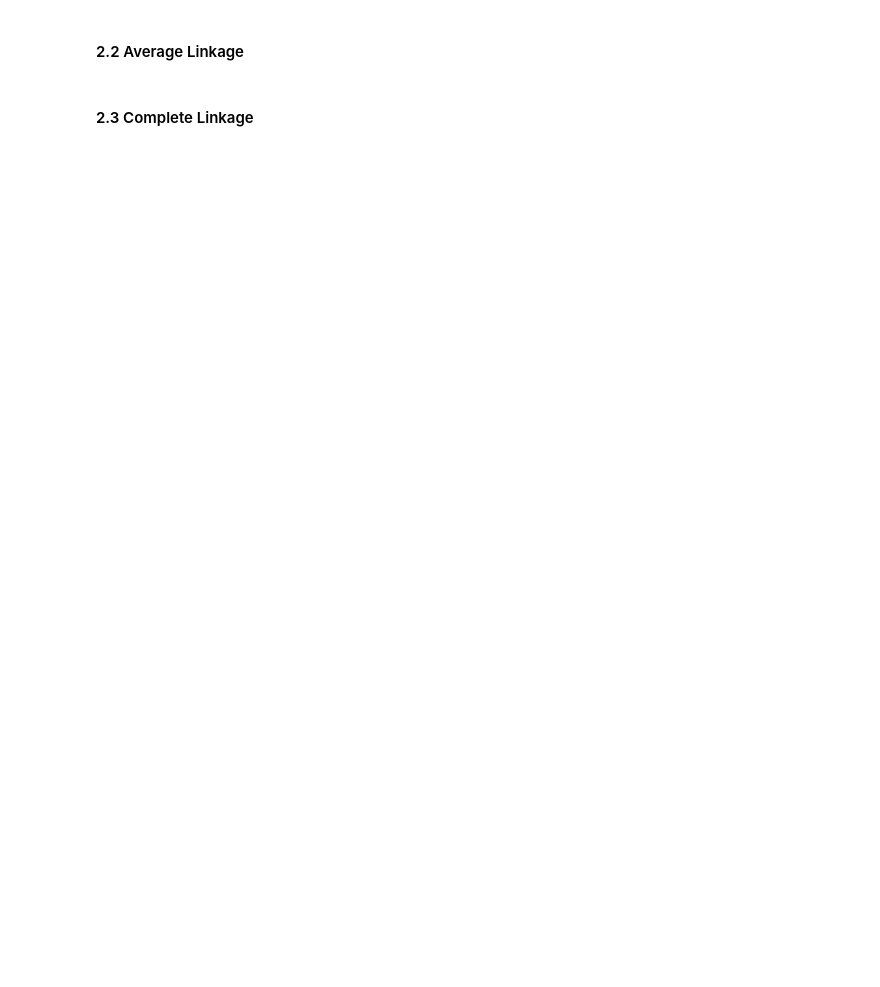
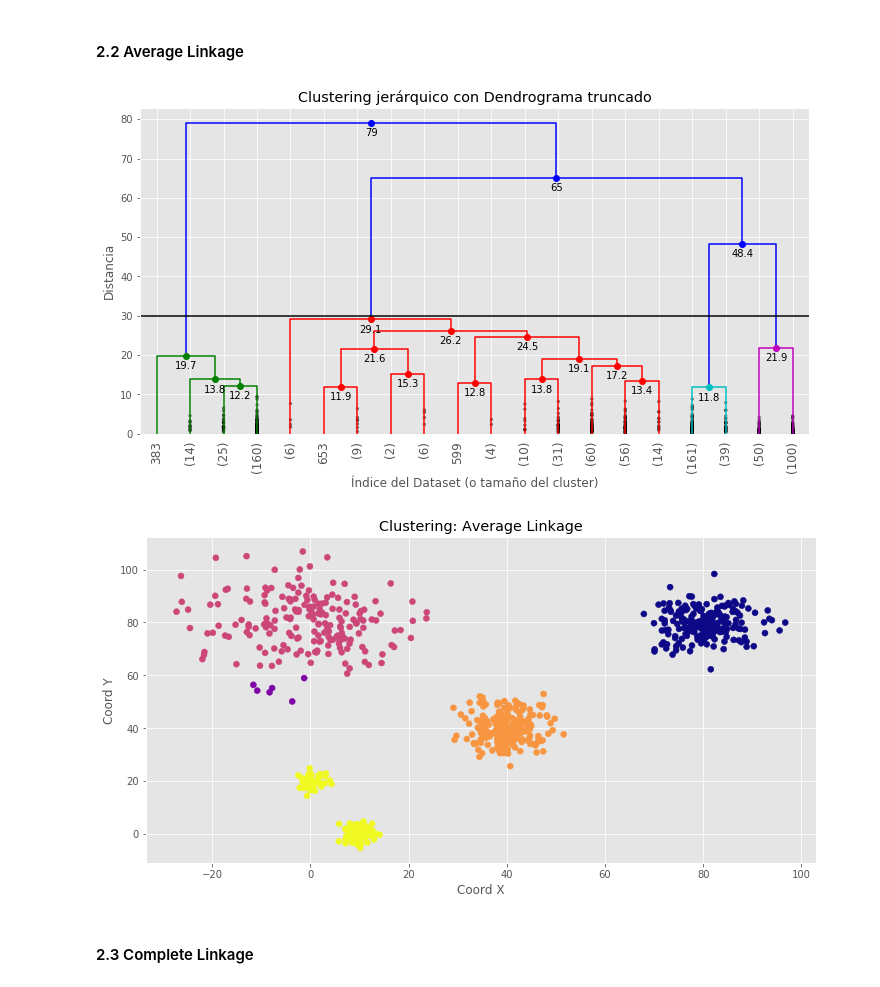
Before and after one commit to arrpak/MachineLearning, a Jupyter notebook: 09_Clustering/00_Clustering.ipynb, the cells around one changed output. Cells and saved outputs as stored; diff of their text form; code cells hidden in the pictures; blank space fills up the shorter version.

```diff
--- a/09_Clustering/00_Clustering.ipynb
+++ b/09_Clustering/00_Clustering.ipynb
@@ -88,26 +88,29 @@ plt.show();
 # %%
 # Linkage Matrix
 Z2 = linkage(X, "average")
 # Dendrogram
 plt.figure(figsize=(12,6))
 dendrogram_tune(Z2,truncate_mode='lastp',p=20, leaf_rotation=90., leaf_font_size=12.,
                 show_contracted=True,annotate_above=10, max_d=30)
 plt.show();
 #######################################
 #### How many clusters do we want? ####
 #######################################
 # Maximum number of Clusters
 k=5
 clusters = fcluster(Z2, k, criterion="maxclust")
 # Distance Criterion
 # max_d=30
 # clusters = fcluster(Z2, max_d, criterion="distance")
 plt.figure(figsize=(12,6))
 plt.scatter(X[:,0], X[:,1], c = clusters, cmap="plasma")
-plt.title("Clusters: Average Linkage")
+plt.title("Clustering: Average Linkage")
 plt.xlabel("Coord X")
 plt.ylabel("Coord Y")
 plt.show();
+# %% [output]
+[figure, added]
+[figure, added]
 # %% [markdown]
 #### 2.3 Complete Linkage
 # %%
```
Also changed, not shown: parts of 4 cells of this notebook.
